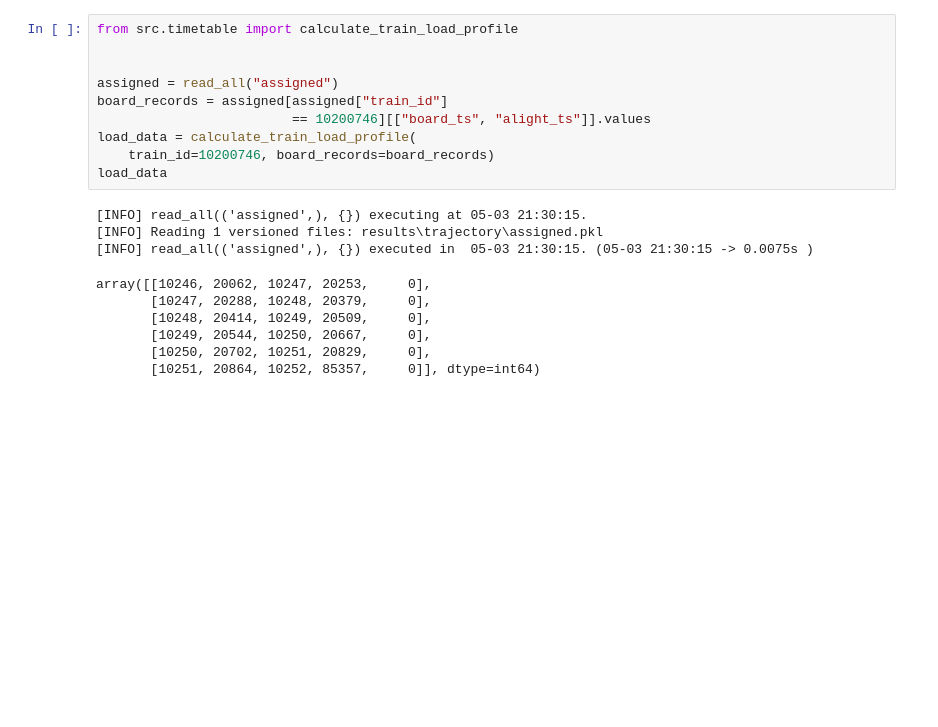
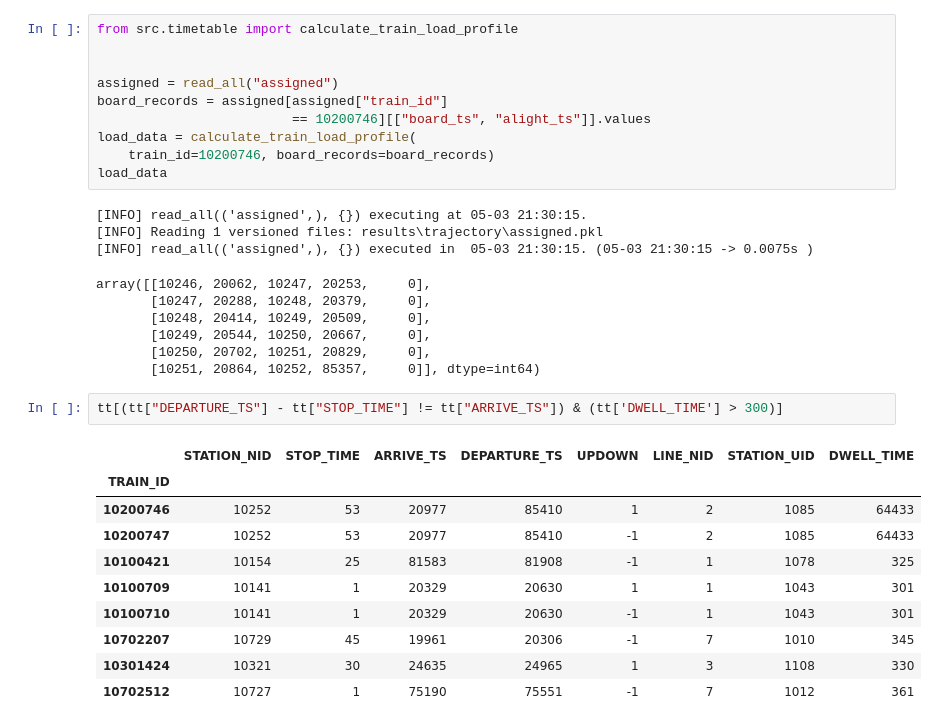
Before and after one commit to sunnysun711/PTIM, a Jupyter notebook: test.ipynb, the cells around one changed output. Drawn from its saved outputs; the diff is of its cells as text; blank space fills up the shorter version.

```diff
--- a/test.ipynb
+++ b/test.ipynb
@@ -170,3 +170,16 @@ array([[10246, 20062, 10247, 20253,     0],
        [10249, 20544, 10250, 20667,     0],
        [10250, 20702, 10251, 20829,     0],
        [10251, 20864, 10252, 85357,     0]], dtype=int64)
+# %%
+tt[(tt["DEPARTURE_TS"] - tt["STOP_TIME"] != tt["ARRIVE_TS"]) & (tt['DWELL_TIME'] > 300)]
+# %% [output]
+|  | STATION_NID | STOP_TIME | ARRIVE_TS | DEPARTURE_TS | UPDOWN | LINE_NID | STATION_UID | DWELL_TIME |
+| TRAIN_ID |  |  |  |  |  |  |  |  |
+| 10200746 | 10252 | 53 | 20977 | 85410 | 1 | 2 | 1085 | 64433 |
+| 10200747 | 10252 | 53 | 20977 | 85410 | -1 | 2 | 1085 | 64433 |
+| 10100421 | 10154 | 25 | 81583 | 81908 | -1 | 1 | 1078 | 325 |
+| 10100709 | 10141 | 1 | 20329 | 20630 | 1 | 1 | 1043 | 301 |
+| 10100710 | 10141 | 1 | 20329 | 20630 | -1 | 1 | 1043 | 301 |
+| 10702207 | 10729 | 45 | 19961 | 20306 | -1 | 7 | 1010 | 345 |
+| 10301424 | 10321 | 30 | 24635 | 24965 | 1 | 3 | 1108 | 330 |
+| 10702512 | 10727 | 1 | 75190 | 75551 | -1 | 7 | 1012 | 361 |
```
Also changed, not shown: 2 other files.
